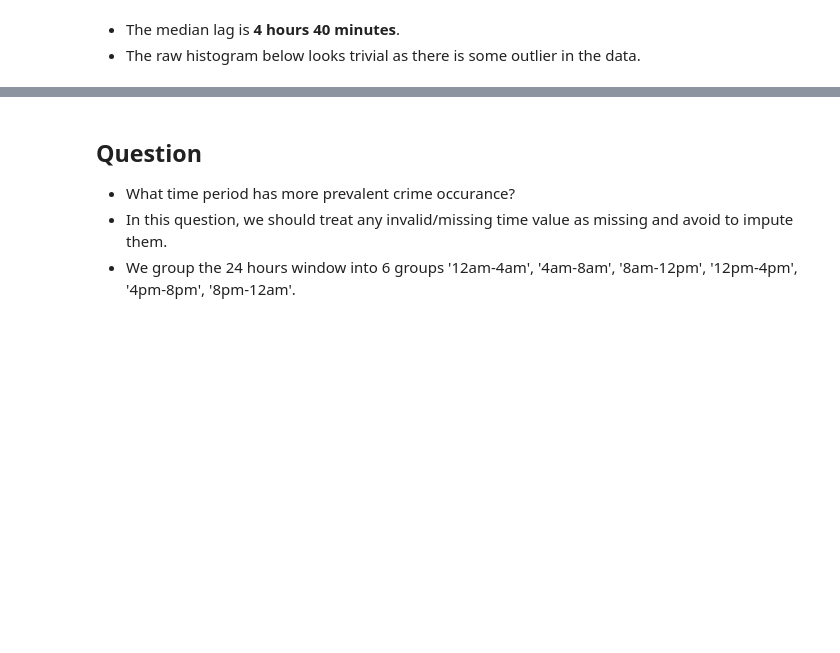
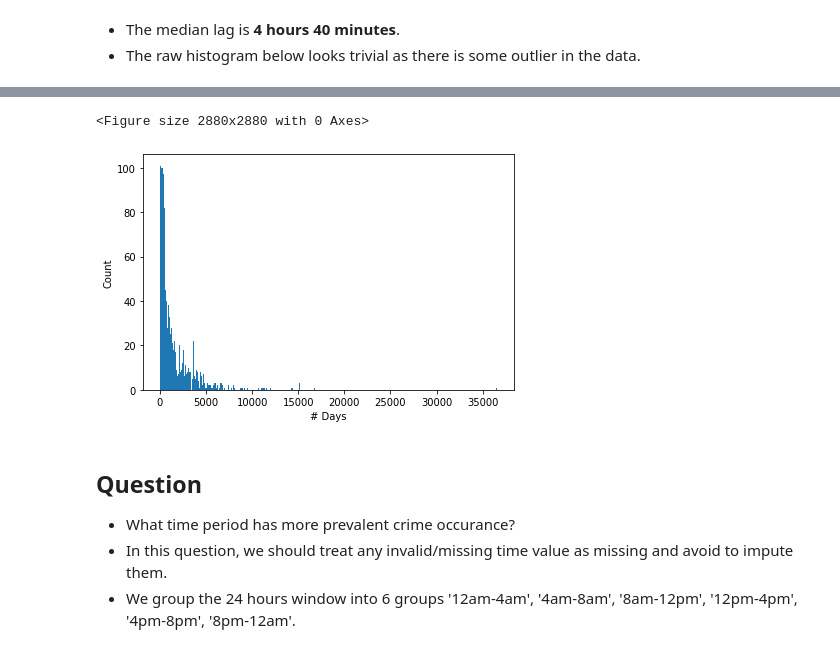
Before and after one commit to lvreynoso/seattle-crime-data, a Jupyter notebook: Seattle Crimes Coding Challenge.ipynb, the cells around one changed output, grey strips where cells are left out. Drawn from its saved outputs; the diff is of its cells as text; code cells hidden in the pictures; blank space fills up the shorter version.

```diff
--- a/Seattle Crimes Coding Challenge.ipynb
+++ b/Seattle Crimes Coding Challenge.ipynb
@@ -53,0 +58,25 @@ There are 4186 distinct reported dates
+# %%
+import datetime
+
+print(f'# of distinct Reported Dates: {len(crimes["Reported Date"].unique())}')
+print(f'# of distinct Occurred Dates: {len(crimes["Occurred Date"].unique())}')
+
+o_date = crimes[2:3]['Occurred Date'][2]
+o_time = crimes[2:3]['Occurred Time']
+d_string = "".join(o_date.split('/'))
+t_string = str(int(o_time))
+dt_string = d_string + t_string
+print(dt_string)
+print(pd.to_datetime(dt_string, format='%m%d%Y%H%M', errors='coerce'))
+
+def to_dt(i_date, i_time):
+    if pd.isna(i_date) or pd.isna(i_time):
+        return pd.NaT
+    d_string = "".join(i_date.split('/'))
+    t_string = str(int(i_time)).zfill(4)
+    dt_string = d_string + t_string
+    return pd.to_datetime(dt_string, format='%m%d%Y%H%M', errors='coerce')
+
+crimes['Occurred Datetime'] = crimes.apply(lambda x: to_dt(x['Occurred Date'], x['Occurred Time']), axis=1)
+crimes['Reported Datetime'] = crimes.apply(lambda x: to_dt(x['Reported Date'], x['Reported Time']), axis=1)
+crimes.head()
@@ -71,0 +100,3 @@ dtype: object
+# %%
+s = crimes['Reported Datetime'] - crimes['Occurred Datetime']
+s.describe()
@@ -100,0 +116,20 @@ dtype: object
+# %%
+s_clean = s.dropna()
+s_frame = { 'Lag': s_clean }
+sf = pd.DataFrame(s_frame)
+
+hist = sf.groupby(sf['Lag'].dt.days).count()
+
+plt.figure(figsize=(40, 40))
+x = hist.index
+y = hist.Lag.values
+n_bins = 365
+fig, axs = plt.subplots(1, 1, sharey=True, tight_layout=True)
+
+axs.hist(x, bins=n_bins)
+axs.set_xlabel("# Days")
+axs.set_ylabel("Count")
+plt.show()
+# %% [output]
+<Figure size 2880x2880 with 0 Axes>
+[figure, added]
```
Also changed, not shown: parts of 51 cells of this notebook.
